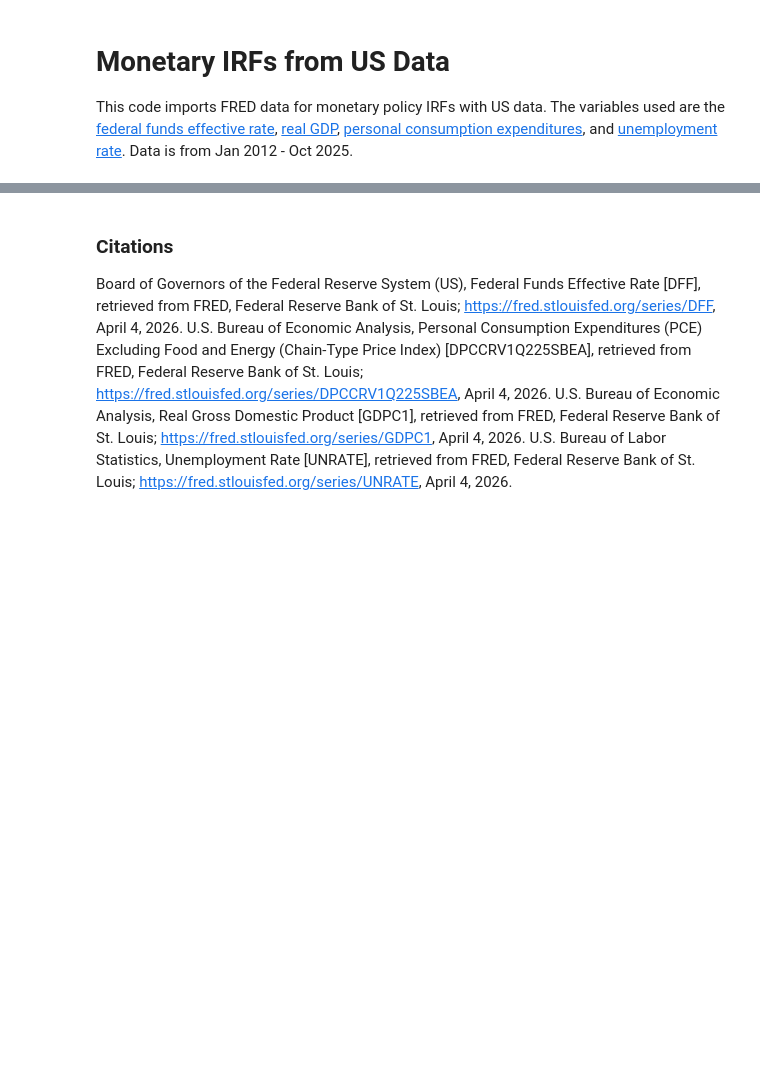
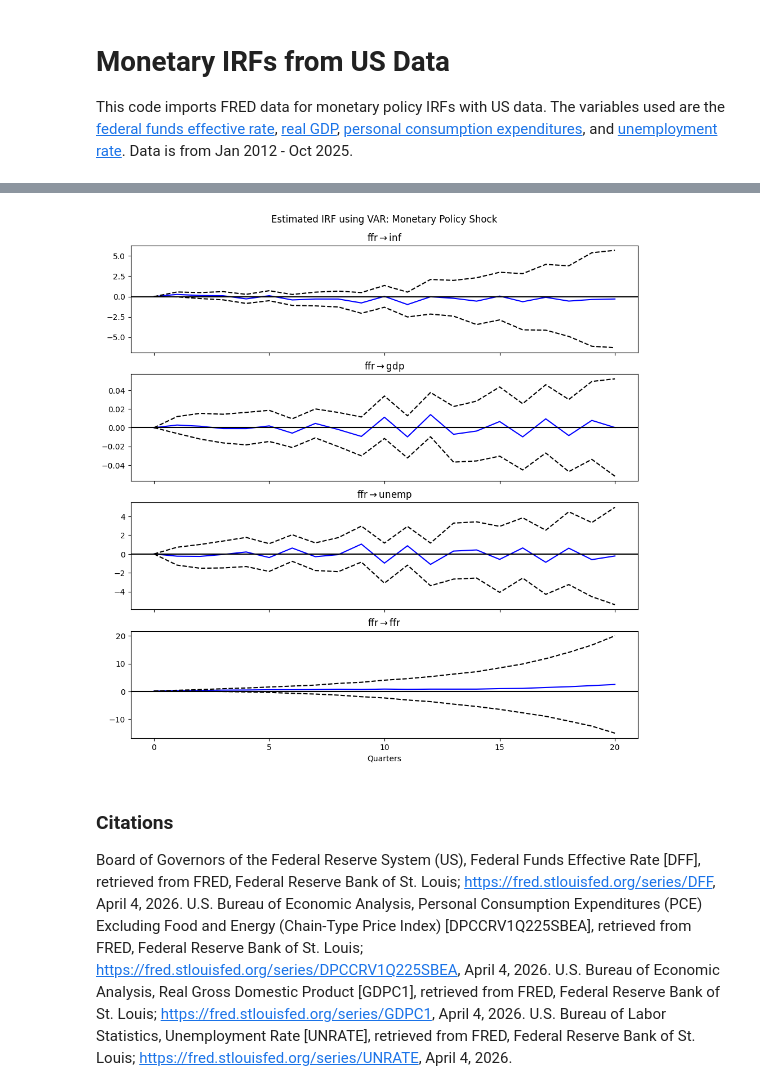
Before and after one commit to matt-dot-k/econ-622-project, a Jupyter notebook: US_data.ipynb, the cells around one changed output, grey strips where cells are left out. Drawn from its saved outputs; the diff is of its cells as text; code cells hidden in the pictures; blank space fills up the shorter version.

Commit message:
Start of US data example

```diff
--- a/US_data.ipynb
+++ b/US_data.ipynb
@@ -11,3 +11,17 @@ import numpy as np
 from statsmodels.tsa.api import VAR
 # %%
 # load data
+unemployment = pd.read_csv('data/UNRATE.csv', index_col=0, parse_dates=True)
+gdp = pd.read_csv('data/GDPC1.csv', index_col=0, parse_dates=True)
+pce = pd.read_csv('data/DPCCRV1Q225SBEA.csv', index_col=0, parse_dates=True)
+ffr = pd.read_csv('data/DFF.csv', index_col=0, parse_dates=True)
+
+# merge data into one dataframe
+data = pd.concat([pce, gdp, unemployment, ffr], axis=1)
+data.columns = ['inf','gdp','unemp','ffr']
+
+
+# GDP growth rate and first difference of unemployment
+data['gdp'] = data['gdp'].pct_change()
+data['unemp'] = data['unemp'].diff()
+data = data.dropna() # removes final observation (missing unemployment) and first observations (missing differences)
@@ -14,3 +38,18 @@ from statsmodels.tsa.api import VAR
+# %%
+# VAR estimation
+def estimate_irf(data, T):
+    model = VAR(data)
+    results = model.fit(ic="aic")
+    irf = results.irf(T)
+    return irf
+VAR_irf = estimate_irf(data, T=20)
+VAR_irf.plot(orth=True, impulse = "ffr")
+plt.suptitle("Estimated IRF using VAR: Monetary Policy Shock")
+plt.xlabel("Quarters")
+plt.xticks(range(0, 21, 5))
+plt.show()
+# %% [output]
+[figure, added]
 # %% [markdown]
 ### Citations
 Board of Governors of the Federal Reserve System (US), Federal Funds Effective Rate [DFF], retrieved from FRED, Federal Reserve Bank of St. Louis; https://fred.stlouisfed.org/series/DFF, April 4, 2026.
```
Also changed, not shown: parts of 1 cell of this notebook.
